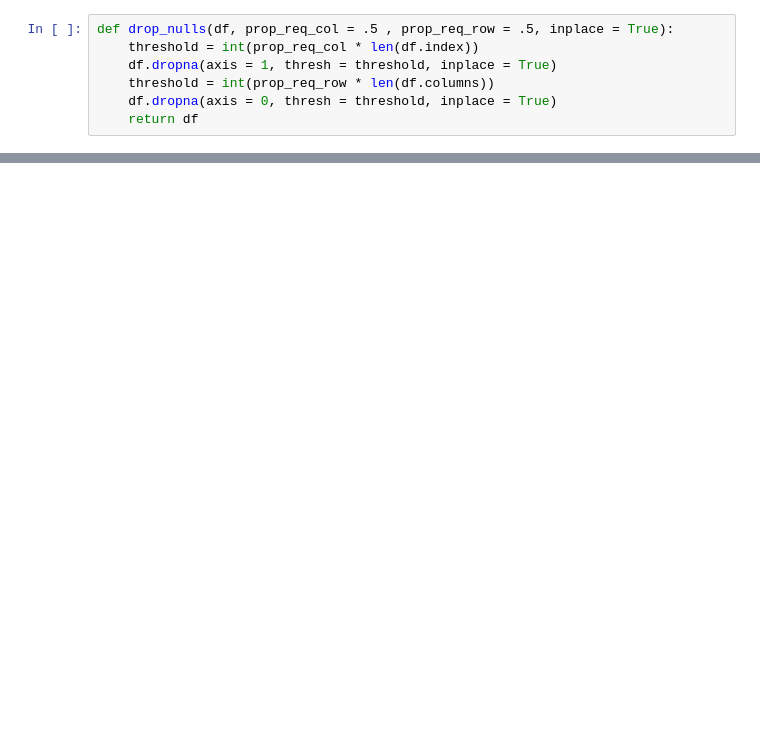
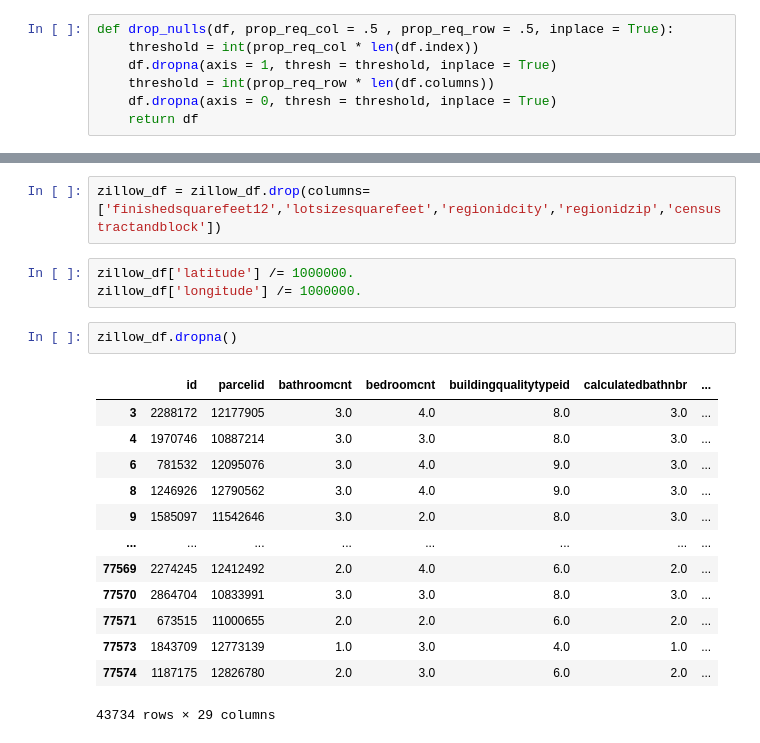
Before and after one commit to parkervoit/clustering-exercises, a Jupyter notebook: zillow_wrangle.ipynb, the cells around one changed output, grey strips where cells are left out. Cells and saved outputs as stored; diff of their text form; blank space fills up the shorter version.

```diff
--- a/zillow_wrangle.ipynb
+++ b/zillow_wrangle.ipynb
@@ -290,0 +358,21 @@ drop_val(zillow_df)
+# %%
+zillow_df = zillow_df.drop(columns=['finishedsquarefeet12','lotsizesquarefeet','regionidcity','regionidzip','censustractandblock'])
+# %%
+zillow_df['latitude'] /= 1000000.
+zillow_df['longitude'] /= 1000000.
+# %%
+zillow_df.dropna()
+# %% [output]
+|  | id | parcelid | bathroomcnt | bedroomcnt | buildingqualitytypeid | calculatedbathnbr | ... |
+| 3 | 2288172 | 12177905 | 3.0 | 4.0 | 8.0 | 3.0 | ... |
+| 4 | 1970746 | 10887214 | 3.0 | 3.0 | 8.0 | 3.0 | ... |
+| 6 | 781532 | 12095076 | 3.0 | 4.0 | 9.0 | 3.0 | ... |
+| 8 | 1246926 | 12790562 | 3.0 | 4.0 | 9.0 | 3.0 | ... |
+| 9 | 1585097 | 11542646 | 3.0 | 2.0 | 8.0 | 3.0 | ... |
+| ... | ... | ... | ... | ... | ... | ... | ... |
+| 77569 | 2274245 | 12412492 | 2.0 | 4.0 | 6.0 | 2.0 | ... |
+| 77570 | 2864704 | 10833991 | 3.0 | 3.0 | 8.0 | 3.0 | ... |
+| 77571 | 673515 | 11000655 | 2.0 | 2.0 | 6.0 | 2.0 | ... |
+| 77573 | 1843709 | 12773139 | 1.0 | 3.0 | 4.0 | 1.0 | ... |
+| 77574 | 1187175 | 12826780 | 2.0 | 3.0 | 6.0 | 2.0 | ... |
+43734 rows × 29 columns
```
Also changed, not shown: parts of 11 cells of this notebook, 2 other files.
